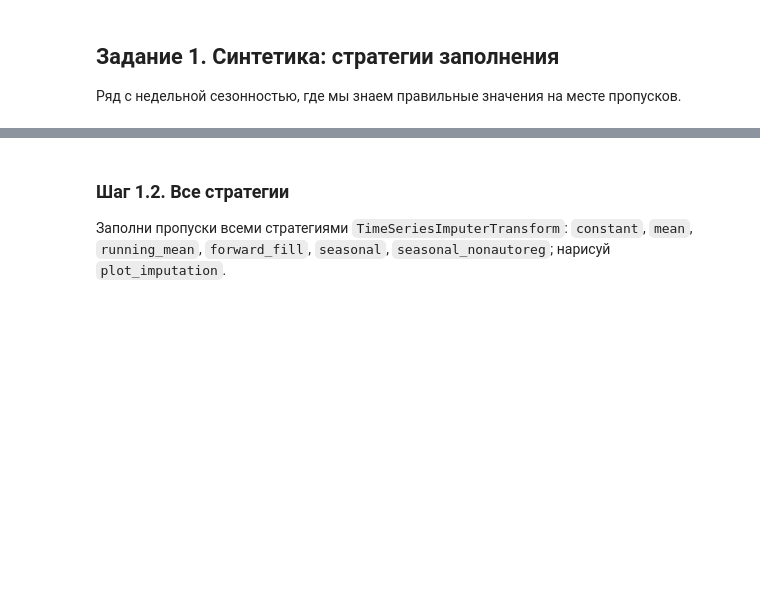
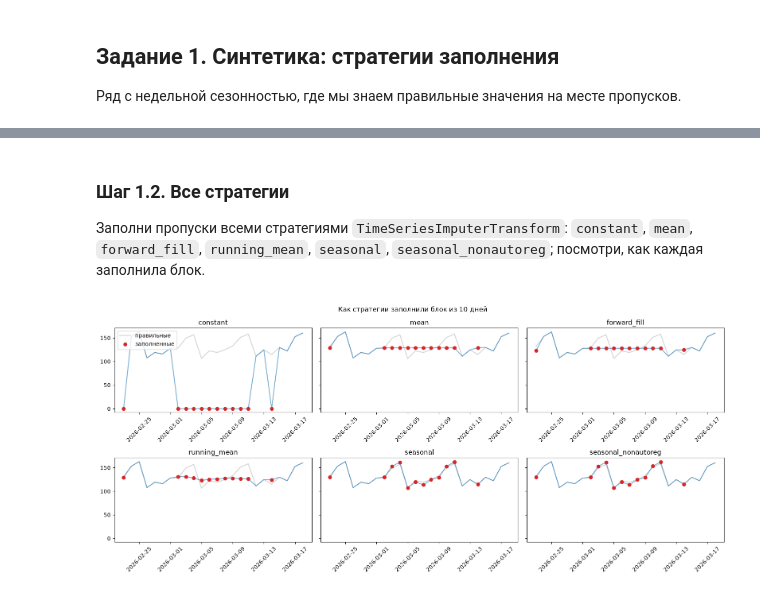
Before and after one commit to skv-analyst/study-data-analytics, a Jupyter notebook: 05-etna/notebooks/10-imputation.ipynb, the cells around one changed output, grey strips where cells are left out. Saved outputs shown, nothing was run; the diff lists cells and outputs as text; code cells hidden in the pictures; blank space fills up the shorter version.

```diff
--- a/05-etna/notebooks/10-imputation.ipynb
+++ b/05-etna/notebooks/10-imputation.ipynb
@@ -44,4 +83,38 @@ def save_fig(fig, name: str) -> None:
 # %% [markdown]
 ### Шаг 1.2. Все стратегии
 
-Заполни пропуски всеми стратегиями `TimeSeriesImputerTransform`: `constant`, `mean`, `running_mean`, `forward_fill`, `seasonal`, `seasonal_nonautoreg`; нарисуй `plot_imputation`.
+Заполни пропуски всеми стратегиями `TimeSeriesImputerTransform`: `constant`, `mean`, `forward_fill`, `running_mean`, `seasonal`, `seasonal_nonautoreg`; посмотри, как каждая заполнила блок.
+# %%
+# Все стратегии. running_mean и seasonal — одно и то же «среднее прошлых значений», отличаются шагом:
+# running_mean берёт соседние дни (seasonality=1), seasonal — тот же день недели (seasonality=7)
+STRATEGIES = {
+    "constant": dict(strategy="constant", constant_value=0),
+    "mean": dict(strategy="mean"),
+    "forward_fill": dict(strategy="forward_fill"),
+    "running_mean": dict(strategy="running_mean", window=7),
+    "seasonal": dict(strategy="seasonal", seasonality=7, window=3),
+    "seasonal_nonautoreg": dict(strategy="seasonal_nonautoreg", seasonality=7, window=3),
+}
+
+filled = {}  # стратегия → ряд после заполнения
+for name, params in STRATEGIES.items():
+    ts_filled = deepcopy(ts)
+    ts_filled.fit_transform([TimeSeriesImputerTransform(in_column="target", **params)])
+    filled[name] = ts_filled[:, "synthetic", "target"]
+
+# Как каждая стратегия заполнила окрестность блока из 10 дней
+window_slice = slice(timestamps[block_days[0] - 7], timestamps[block_days[-1] + 7])
+fig, axes = plt.subplots(2, 3, figsize=(16, 7), sharey=True)
+for ax, (name, series) in zip(axes.flat, filled.items()):
+    ax.plot(true_values[window_slice].index, true_values[window_slice].values, color="lightgrey", label="правильные")
+    ax.plot(series[window_slice].index, series[window_slice].values, color="C0", alpha=0.6)
+    gaps = gap_kind[window_slice] != ""
+    ax.scatter(series[window_slice][gaps].index, series[window_slice][gaps].values, color="C3", zorder=3, label="заполненные")
+    ax.set_title(name)
+    ax.tick_params(axis="x", labelrotation=45)
+axes.flat[0].legend(loc="upper left")
+fig.suptitle("Как стратегии заполнили блок из 10 дней")
+fig.tight_layout()
+save_fig(fig, "strategies")
+# %% [output]
+[figure, added]
```
Also changed, not shown: parts of 15 cells of this notebook, 9 other files.
